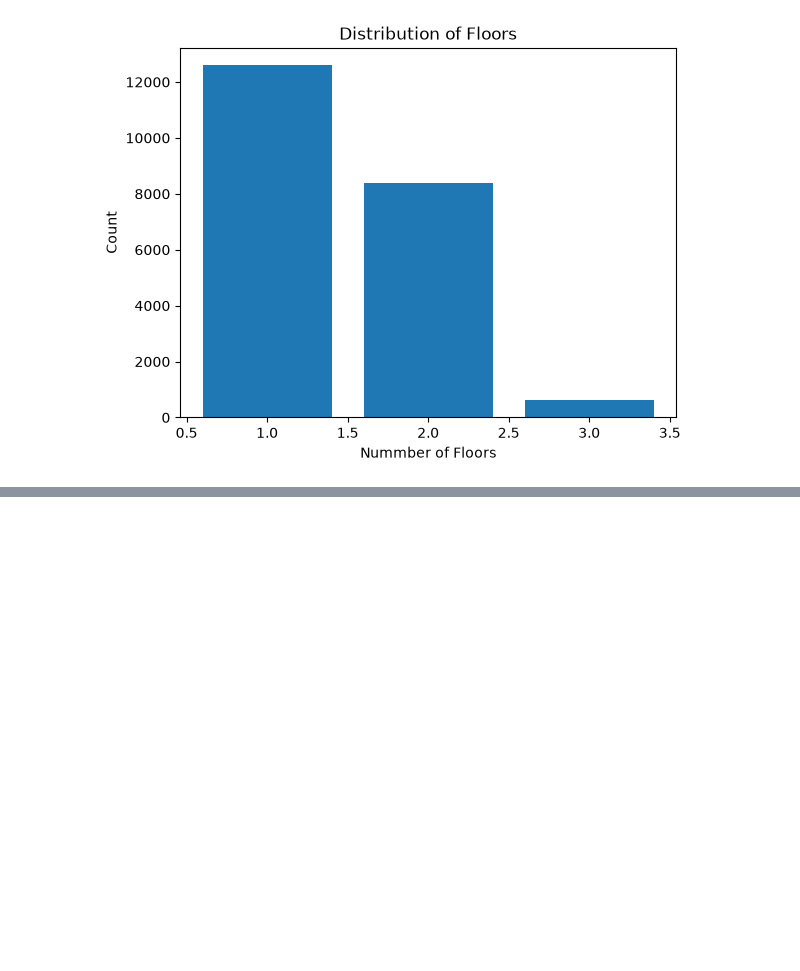
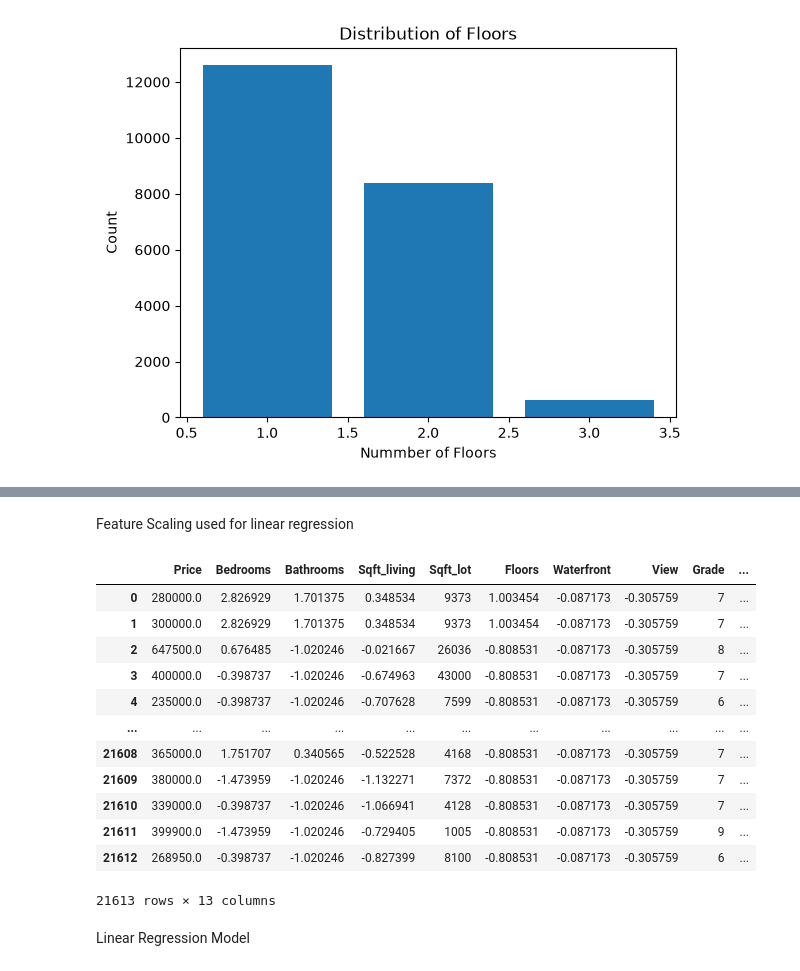
Before and after one commit to Vivekjoshi1973/HousePricePrediction, a Jupyter notebook: Notebook/HousePricePrediction.ipynb, the cells around one changed output, grey strips where cells are left out. Drawn from its saved outputs; the diff is of its cells as text; code cells hidden in the pictures; blank space fills up the shorter version.

```diff
--- a/Notebook/HousePricePrediction.ipynb
+++ b/Notebook/HousePricePrediction.ipynb
@@ -232,0 +296,23 @@ plt.show()
+# %% [markdown]
+Feature Scaling used for linear regression
+# %%
+from sklearn.preprocessing import StandardScaler
+feature_cols=['Bedrooms', 'Bathrooms', 'Sqft_living', 'Floors', 'Waterfront', 'View', 'Age', 'Is_renovated']
+scaler=StandardScaler()
+df_copy_scale[feature_cols]=scaler.fit_transform(df_copy_scale[feature_cols])
+# %%
+df_copy_scale
+# %% [output]
+|  | Price | Bedrooms | Bathrooms | Sqft_living | Sqft_lot | Floors | Waterfront | View | Grade | ... |
+| 0 | 280000.0 | 2.826929 | 1.701375 | 0.348534 | 9373 | 1.003454 | -0.087173 | -0.305759 | 7 | ... |
+| 1 | 300000.0 | 2.826929 | 1.701375 | 0.348534 | 9373 | 1.003454 | -0.087173 | -0.305759 | 7 | ... |
+| 2 | 647500.0 | 0.676485 | -1.020246 | -0.021667 | 26036 | -0.808531 | -0.087173 | -0.305759 | 8 | ... |
+| 3 | 400000.0 | -0.398737 | -1.020246 | -0.674963 | 43000 | -0.808531 | -0.087173 | -0.305759 | 7 | ... |
+| 4 | 235000.0 | -0.398737 | -1.020246 | -0.707628 | 7599 | -0.808531 | -0.087173 | -0.305759 | 6 | ... |
+| ... | ... | ... | ... | ... | ... | ... | ... | ... | ... | ... |
+| 21608 | 365000.0 | 1.751707 | 0.340565 | -0.522528 | 4168 | -0.808531 | -0.087173 | -0.305759 | 7 | ... |
+| 21609 | 380000.0 | -1.473959 | -1.020246 | -1.132271 | 7372 | -0.808531 | -0.087173 | -0.305759 | 7 | ... |
+| 21610 | 339000.0 | -0.398737 | -1.020246 | -1.066941 | 4128 | -0.808531 | -0.087173 | -0.305759 | 7 | ... |
+| 21611 | 399900.0 | -1.473959 | -1.020246 | -0.729405 | 1005 | -0.808531 | -0.087173 | -0.305759 | 9 | ... |
+| 21612 | 268950.0 | -0.398737 | -1.020246 | -0.827399 | 8100 | -0.808531 | -0.087173 | -0.305759 | 6 | ... |
+21613 rows × 13 columns
@@ -232,0 +334,2 @@ plt.show()
+# %% [markdown]
+Linear Regression Model
```
Also changed, not shown: parts of 27 cells of this notebook, 3 other files.
